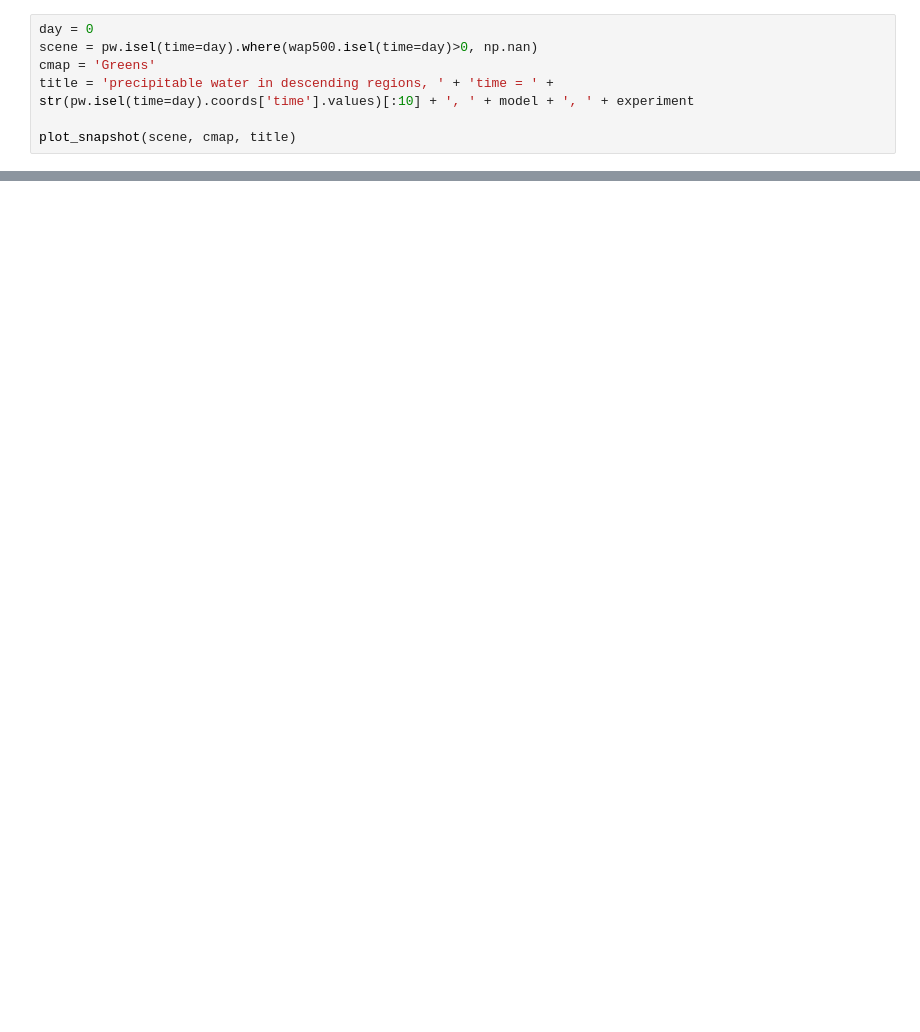
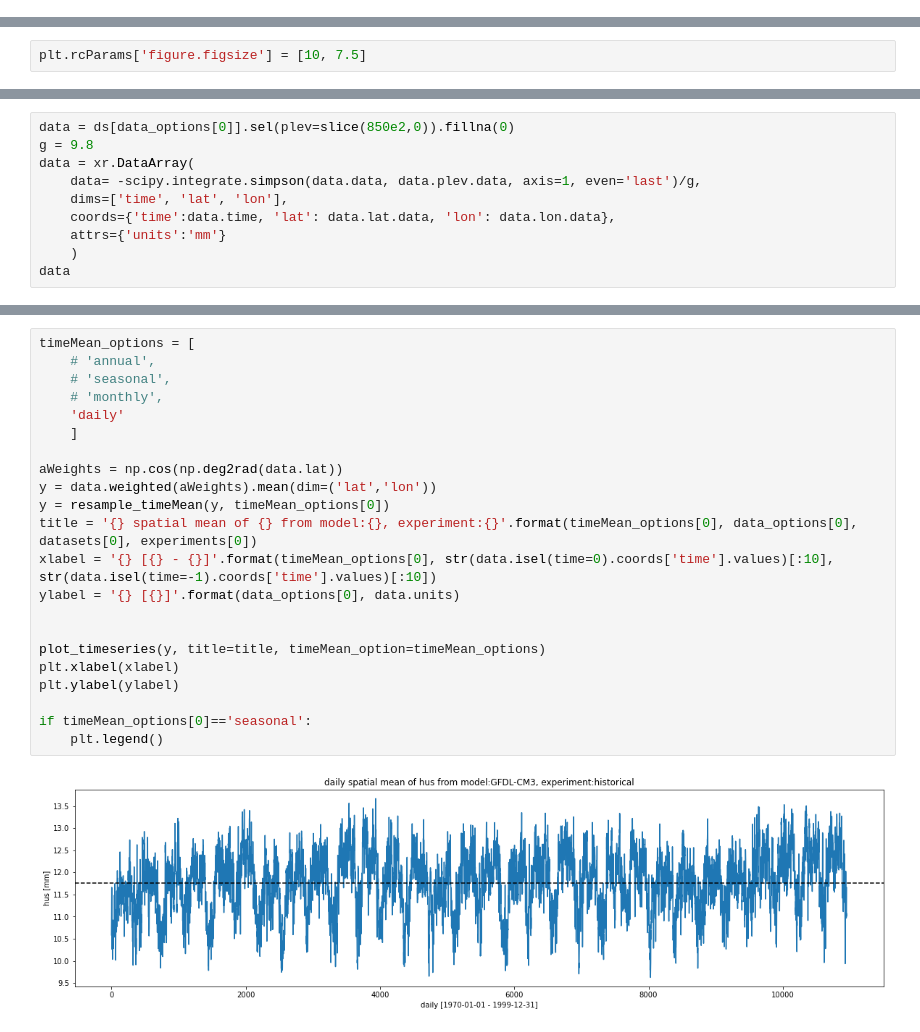
Before and after one commit to PBlackberg/phd, a Jupyter notebook: plotting/correlations/org_humidity/org_hus.ipynb, the cells around one changed output, grey strips where cells are left out. Cells and saved outputs as stored; diff of their text form; blank space fills up the shorter version.

Commit message:
plotting hus and hur

```diff
--- a/plotting/correlations/org_humidity/org_hus.ipynb
+++ b/plotting/correlations/org_humidity/org_hus.ipynb
@@ -327,7 +20,0 @@ plot_snapshot(scene, cmap, title)
-# %%
-day = 0
-scene = pw.isel(time=day).where(wap500.isel(time=day)>0, np.nan)
-cmap = 'Greens'
-title = 'precipitable water in descending regions, ' + 'time = ' + str(pw.isel(time=day).coords['time'].values)[:10] + ', ' + model + ', ' + experiment
-
-plot_snapshot(scene, cmap, title)
@@ -335,0 +23,2 @@ plot_snapshot(scene, cmap, title)
+# %%
+plt.rcParams['figure.figsize'] = [10, 7.5]
@@ -335,0 +91,10 @@ plot_snapshot(scene, cmap, title)
+# %%
+data = ds[data_options[0]].sel(plev=slice(850e2,0)).fillna(0)
+g = 9.8
+data = xr.DataArray(
+    data= -scipy.integrate.simpson(data.data, data.plev.data, axis=1, even='last')/g,
+    dims=['time', 'lat', 'lon'],
+    coords={'time':data.time, 'lat': data.lat.data, 'lon': data.lon.data},
+    attrs={'units':'mm'}
+    )
+data
@@ -335,0 +225,24 @@ plot_snapshot(scene, cmap, title)
+# %%
+timeMean_options = [
+    # 'annual',
+    # 'seasonal',
+    # 'monthly',
+    'daily'
+    ]
+
+aWeights = np.cos(np.deg2rad(data.lat))
+y = data.weighted(aWeights).mean(dim=('lat','lon'))
+y = resample_timeMean(y, timeMean_options[0])
+title = '{} spatial mean of {} from model:{}, experiment:{}'.format(timeMean_options[0], data_options[0], datasets[0], experiments[0])
+xlabel = '{} [{} - {}]'.format(timeMean_options[0], str(data.isel(time=0).coords['time'].values)[:10], str(data.isel(time=-1).coords['time'].values)[:10])
+ylabel = '{} [{}]'.format(data_options[0], data.units)
+
+
+plot_timeseries(y, title=title, timeMean_option=timeMean_options)
+plt.xlabel(xlabel)
+plt.ylabel(ylabel)
+
+if timeMean_options[0]=='seasonal':
+    plt.legend()
+# %% [output]
+[figure, added]
```
Also changed, not shown: parts of 57 cells of this notebook, 13 other files.
